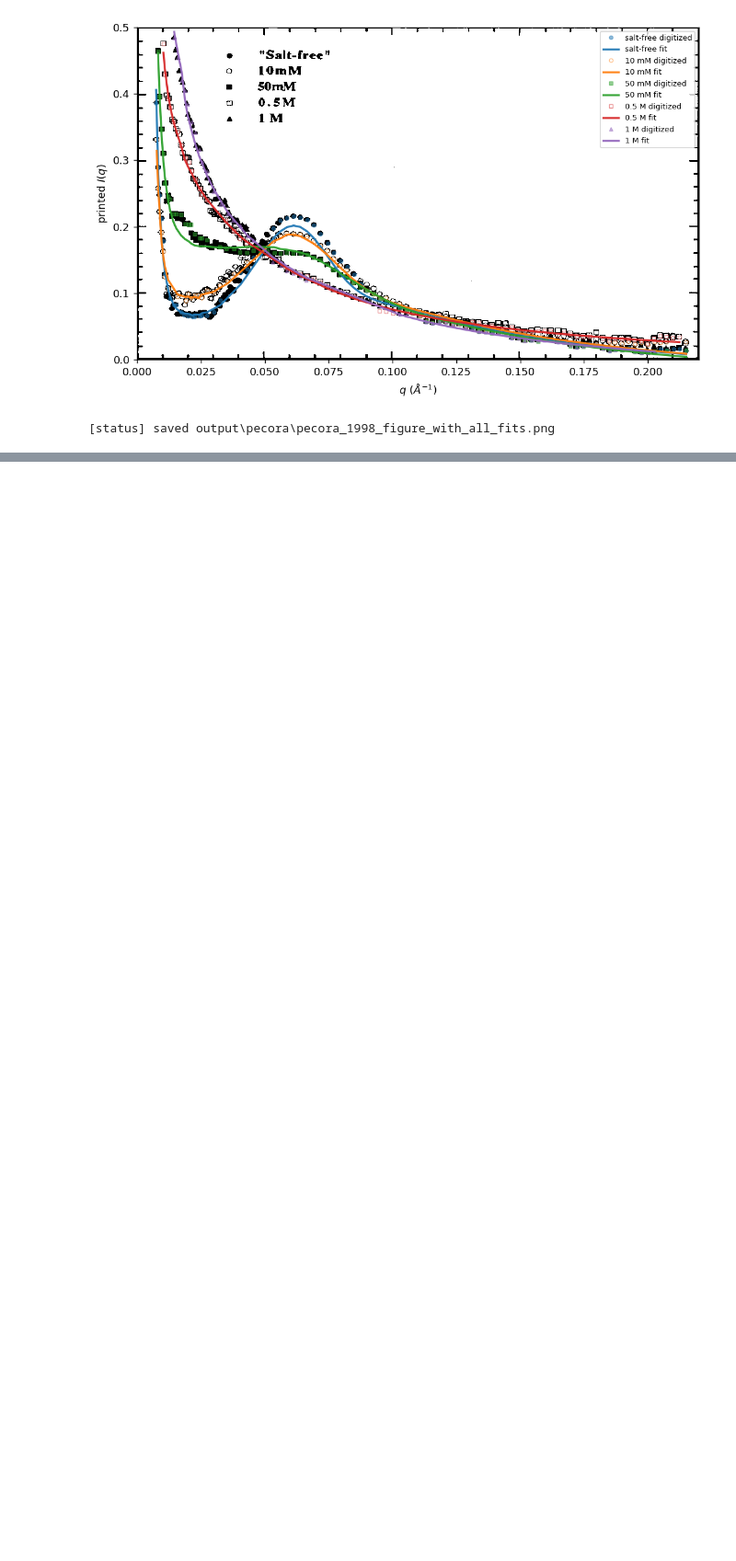
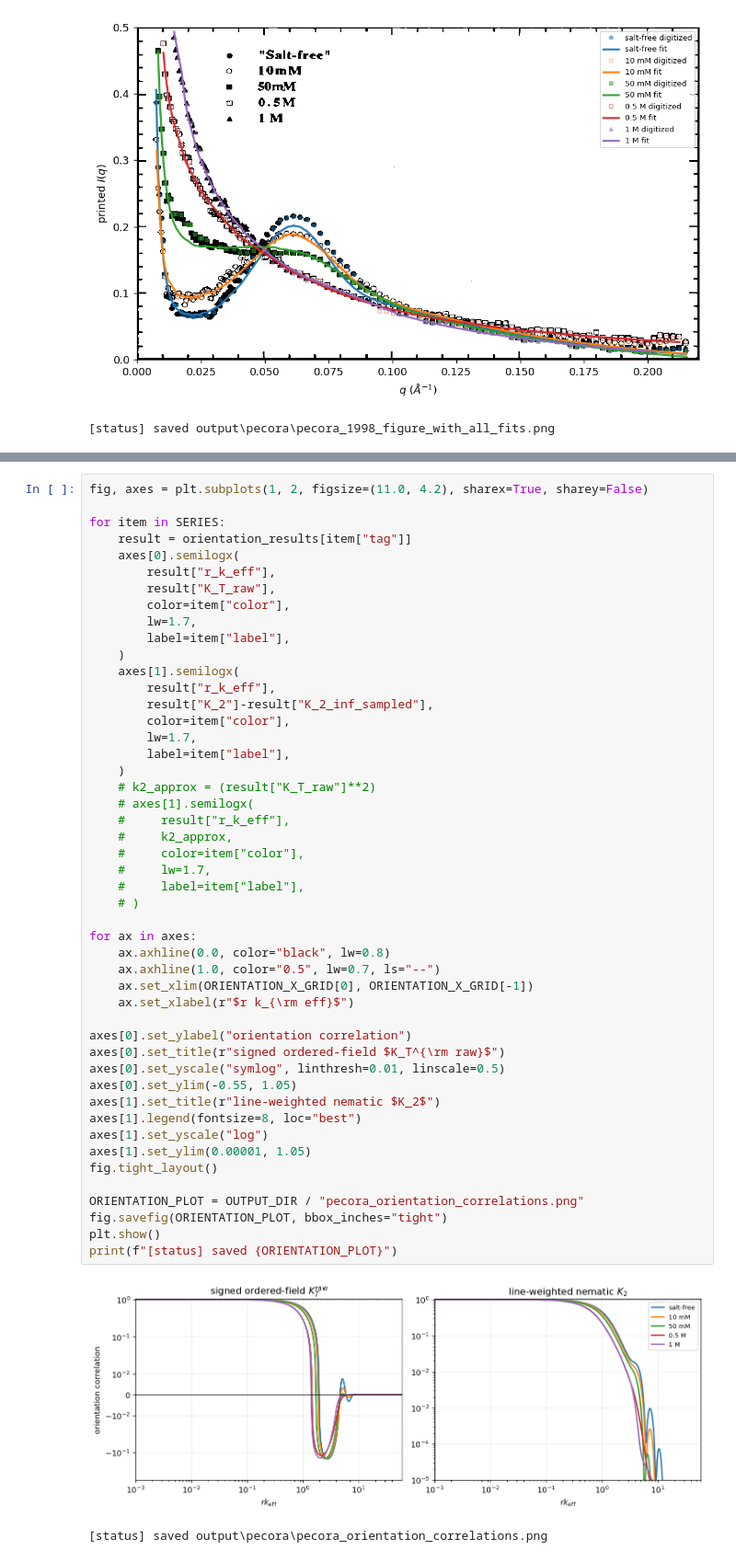
Before and after one commit to ch-tung/Randomwave_ML, a Jupyter notebook: randomcxl/smpl/curvefit/cf_compare_pecora.ipynb, the cells around one changed output, grey strips where cells are left out. Shown at 92% size. Drawn from its saved outputs; the diff is of its cells as text; blank space fills up the shorter version.

Commit message:
add Pecora orientation and render comparisons

```diff
--- a/randomcxl/smpl/curvefit/cf_compare_pecora.ipynb
+++ b/randomcxl/smpl/curvefit/cf_compare_pecora.ipynb
@@ -292,0 +406,51 @@ print(f"[status] saved {FIGURE_OVERLAY}")
+# %%
+fig, axes = plt.subplots(1, 2, figsize=(11.0, 4.2), sharex=True, sharey=False)
+
+for item in SERIES:
+    result = orientation_results[item["tag"]]
+    axes[0].semilogx(
+        result["r_k_eff"],
+        result["K_T_raw"],
+        color=item["color"],
+        lw=1.7,
+        label=item["label"],
+    )
+    axes[1].semilogx(
+        result["r_k_eff"],
+        result["K_2"]-result["K_2_inf_sampled"],
+        color=item["color"],
+        lw=1.7,
+        label=item["label"],
+    )
+    # k2_approx = (result["K_T_raw"]**2)
+    # axes[1].semilogx(
+    #     result["r_k_eff"],
+    #     k2_approx,
+    #     color=item["color"],
+    #     lw=1.7,
+    #     label=item["label"],
+    # )
+
+for ax in axes:
+    ax.axhline(0.0, color="black", lw=0.8)
+    ax.axhline(1.0, color="0.5", lw=0.7, ls="--")
+    ax.set_xlim(ORIENTATION_X_GRID[0], ORIENTATION_X_GRID[-1])
+    ax.set_xlabel(r"$r k_{\rm eff}$")
+
+axes[0].set_ylabel("orientation correlation")
+axes[0].set_title(r"signed ordered-field $K_T^{\rm raw}$")
+axes[0].set_yscale("symlog", linthresh=0.01, linscale=0.5)
+axes[0].set_ylim(-0.55, 1.05)
+axes[1].set_title(r"line-weighted nematic $K_2$")
+axes[1].legend(fontsize=8, loc="best")
+axes[1].set_yscale("log")
+axes[1].set_ylim(0.00001, 1.05)
+fig.tight_layout()
+
+ORIENTATION_PLOT = OUTPUT_DIR / "pecora_orientation_correlations.png"
+fig.savefig(ORIENTATION_PLOT, bbox_inches="tight")
+plt.show()
+print(f"[status] saved {ORIENTATION_PLOT}")
+# %% [output]
+[figure, added]
+[status] saved output\pecora\pecora_orientation_correlations.png
```
Also changed, not shown: parts of 6 cells of this notebook, 21 other files.
